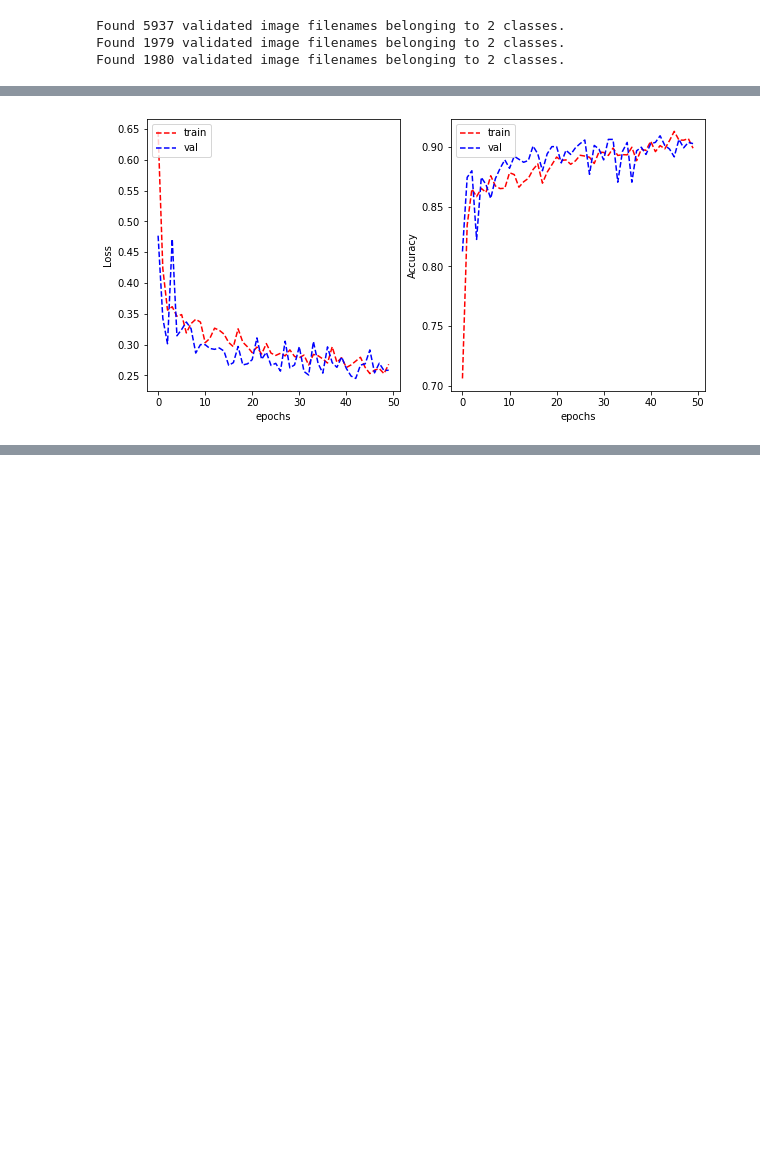
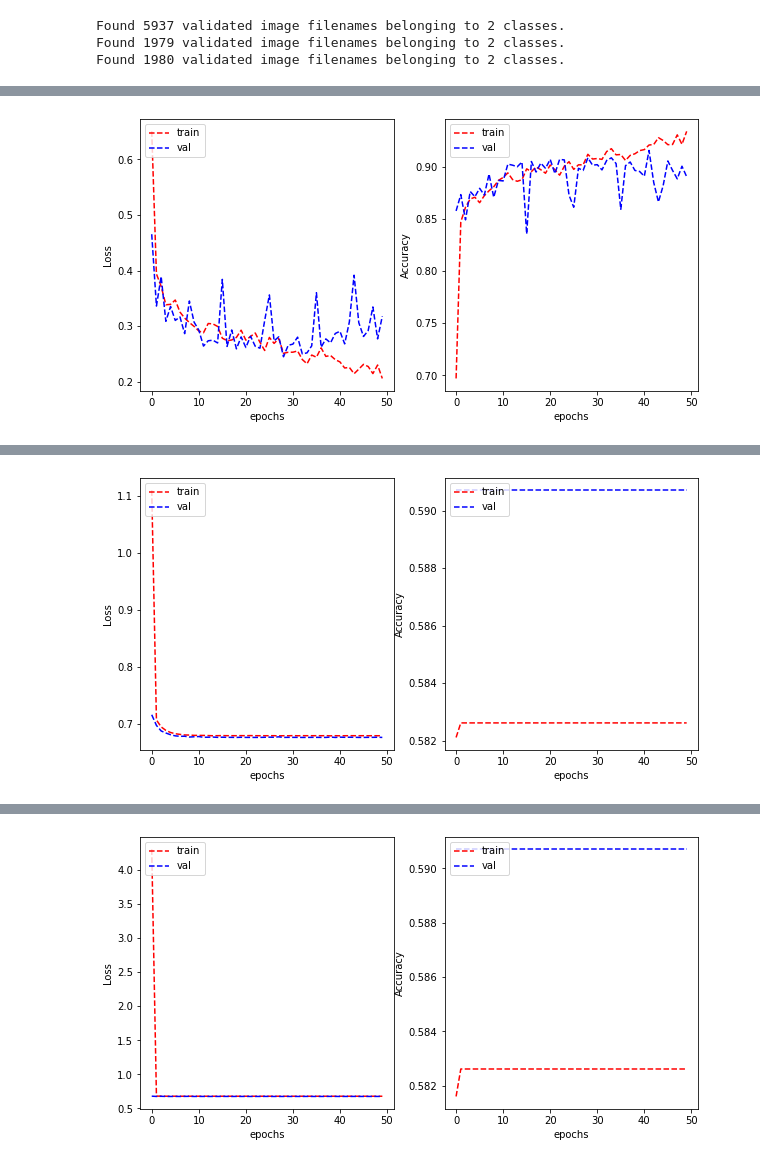
Before and after one commit to Iyer-Vijay/Image-Classification-Nuclei-Cancer-Cell, a Jupyter notebook: a2isCancerous.ipynb, the cells around one changed output, grey strips where cells are left out. Cells and saved outputs as stored; diff of their text form; code cells hidden in the pictures; blank space fills up the shorter version.

```diff
--- a/a2isCancerous.ipynb
+++ b/a2isCancerous.ipynb
@@ -506,38 +508,38 @@ model_VGG_1.evaluate(test_generator)
 # %%
-def build_model(reg_lambda, dropout, learning_rate, dense_layer):
+def build_model(reg_lambda, dropout, learning_rate):
     model = tf.keras.Sequential([
         #VGG block 1
         tf.keras.layers.Conv2D(32, (3, 3), activation='relu', padding='same',
                                kernel_regularizer=tf.keras.regularizers.l2(reg_lambda), input_shape=(27, 27, 3)),
         tf.keras.layers.Conv2D(32, (3, 3), activation='relu', padding='same',
-                               kernel_regularizer=tf.keras.regularizers.l2(val)),
+                               kernel_regularizer=tf.keras.regularizers.l2(reg_lambda)),
         tf.keras.layers.MaxPooling2D((2, 2)),
 
         #VGG block 2
         tf.keras.layers.Conv2D(64, (3, 3), activation='relu', padding='same',
-                               kernel_regularizer=tf.keras.regularizers.l2(val)),
+                               kernel_regularizer=tf.keras.regularizers.l2(reg_lambda)),
         tf.keras.layers.Conv2D(64, (3, 3), activation='relu', padding='same',
-                               kernel_regularizer=tf.keras.regularizers.l2(val)),
+                               kernel_regularizer=tf.keras.regularizers.l2(reg_lambda)),
         tf.keras.layers.MaxPooling2D((2, 2)),
 
         #VGG block 3
         tf.keras.layers.Conv2D(128, (3, 3), activation='relu', padding='same',
-                               kernel_regularizer=tf.keras.regularizers.l2(val)),
+                               kernel_regularizer=tf.keras.regularizers.l2(reg_lambda)),
         tf.keras.layers.Conv2D(128, (3, 3), activation='relu', padding='same',
-                               kernel_regularizer=tf.keras.regularizers.l2(val)),
+                               kernel_regularizer=tf.keras.regularizers.l2(reg_lambda)),
         tf.keras.layers.MaxPooling2D((2, 2)),
 
         tf.keras.layers.Flatten(),
-        tf.keras.layers.Dense(dense_layer, activation='relu'),
+        tf.keras.layers.Dense(128, activation='relu'),
         tf.keras.layers.Dropout(dropout),
         tf.keras.layers.Dense(OUTPUT_CLASSES),
     ])
 
-    model.compile(optimizer=keras.optimizers.Adam(learning_rate),
+    model.compile(optimizer=tf.keras.optimizers.Adam(learning_rate),
               loss=tf.keras.losses.CategoricalCrossentropy(from_logits=True),
               metrics=['categorical_accuracy'])
 
-    model_history = model.fit_generator(train_generator, validation_data = validation_generator, epochs=25, verbose=0)
+    model_history = model.fit(train_generator, validation_data = validation_generator, epochs=50, verbose=0)
 
     plot_learning_curve(model_history.history['loss'], model_history.history['val_loss'],
                     model_history.history['categorical_accuracy'], model_history.history['val_categorical_accuracy'],
@@ -554,8 +551,9 @@ model_VGG_2.compile(optimizer='adam',
-# %%
-history_VGG_2 = model_VGG_2.fit(train_generator, validation_data = validation_generator, epochs=50, verbose=0)
-
-plot_learning_curve(history_VGG_2.history['loss'], history_VGG_2.history['val_loss'],
-                    history_VGG_2.history['categorical_accuracy'], history_VGG_2.history['val_categorical_accuracy'],
-                    metric_name='Accuracy')
-# %% [output]
-[figure, removed]
+# %%
+reg_lambda = [0.001, 0.01, 0.1]
+dropout = [0,0.2,0.5]
+learning_rate = [0.001, 0.01, 0.05]
+# %%
+for reg in reg_lambda:
+    build_model(reg, 0, 0.001)
+# %% [output]
+[figure, added]
@@ -561,0 +562 @@ plot_learning_curve(history_VGG_2.history['loss'], history_VGG_2.history['val_lo
+[figure, added]
@@ -561,0 +565 @@ plot_learning_curve(history_VGG_2.history['loss'], history_VGG_2.history['val_lo
+[figure, added]
```
Also changed, not shown: parts of 22 cells of this notebook.
